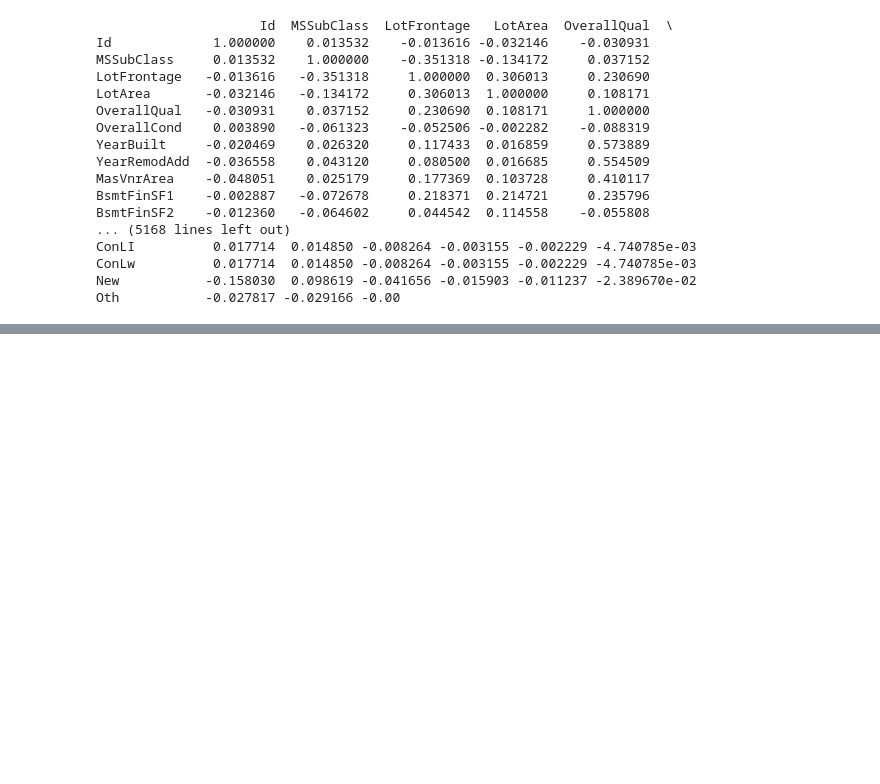
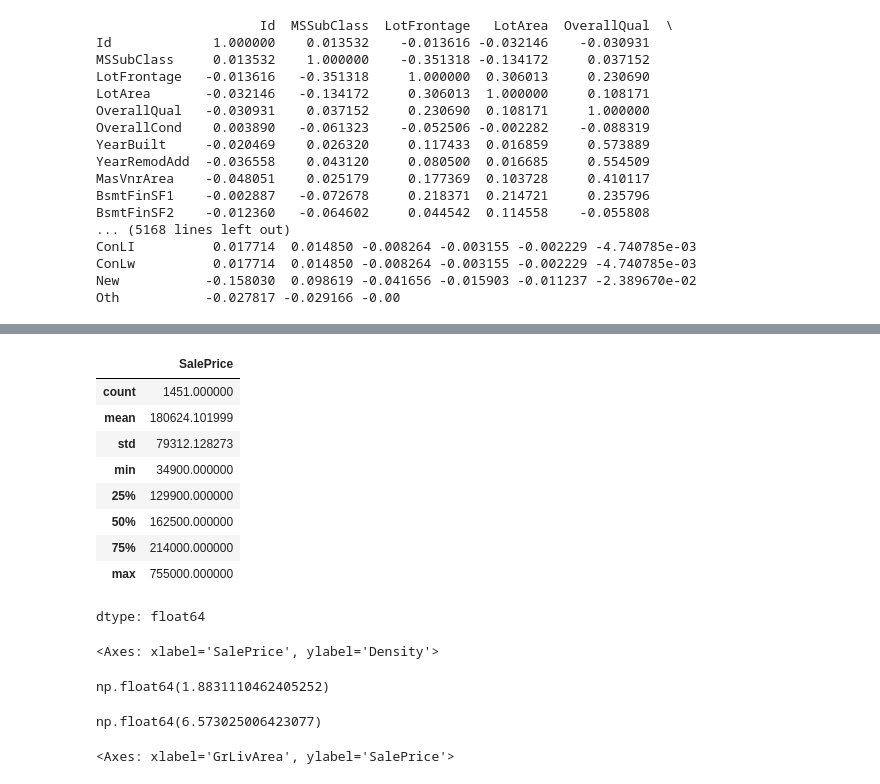
Before and after one commit to Ebratul/Python, a Jupyter notebook: House Price/traindata.ipynb, the cells around one changed output, grey strips where cells are left out. Cells and saved outputs as stored; diff of their text form; code cells hidden in the pictures; blank space fills up the shorter version.

```diff
--- a/House Price/traindata.ipynb
+++ b/House Price/traindata.ipynb
@@ -689,0 +723,28 @@ np.int64(2)
+# %%
+df['SalePrice'].describe()
+# %% [output]
+|  | SalePrice |
+| count | 1451.000000 |
+| mean | 180624.101999 |
+| std | 79312.128273 |
+| min | 34900.000000 |
+| 25% | 129900.000000 |
+| 50% | 162500.000000 |
+| 75% | 214000.000000 |
+| max | 755000.000000 |
+dtype: float64
+# %%
+sb.distplot(df['SalePrice'])
+# sb.histplot(df['SalePrice'], kde=True, bins=50)
+# plt.show()
+# %% [output]
+<Axes: xlabel='SalePrice', ylabel='Density'>
+# %%
+#skewness and kurtosis
+df['SalePrice'].skew()
+# %% [output]
+np.float64(1.8831110462405252)
+# %%
+df['SalePrice'].kurt()
+# %% [output]
+np.float64(6.573025006423077)
@@ -689,0 +753,8 @@ np.int64(2)
+# %%
+# Relationship with numerical variables
+
+var = 'GrLivArea'
+data = pd.concat([df['SalePrice'], df[[var]]], axis = 1)
+data.plot.scatter(x = var, y = 'SalePrice', ylim = (0,800000))
+# %% [output]
+<Axes: xlabel='GrLivArea', ylabel='SalePrice'>
```
Also changed, not shown: parts of 17 cells of this notebook.
